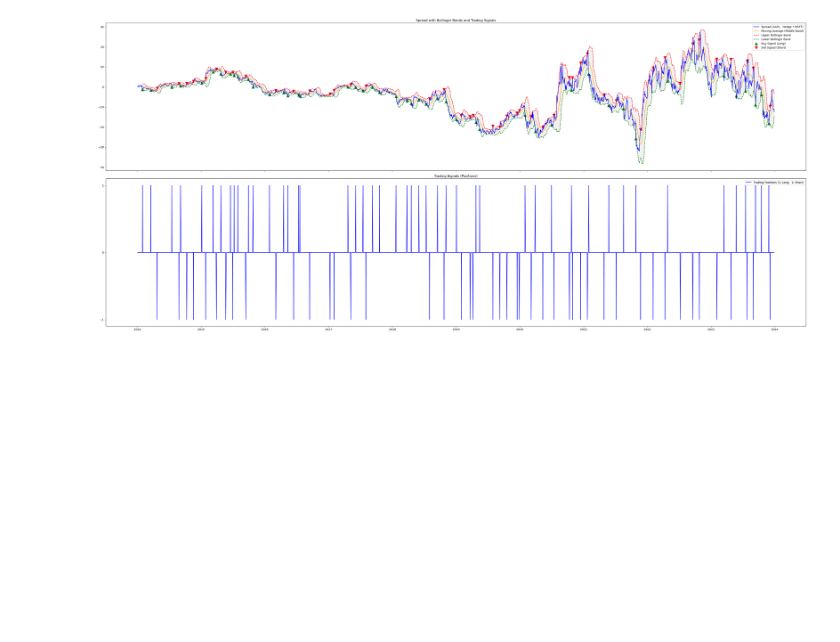
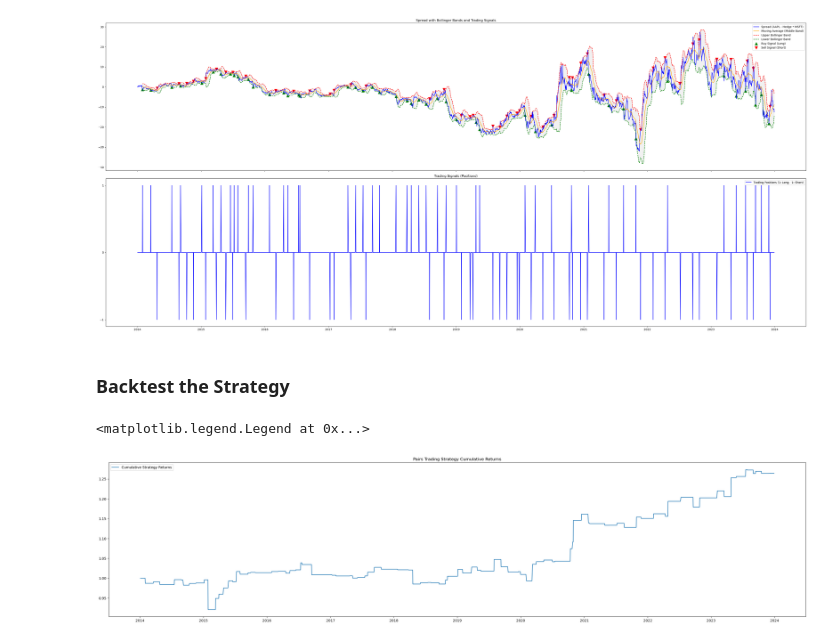
Before and after one commit to loyiwen/PairsTradingBot, a Jupyter notebook: pairs_trading_logic.ipynb, the cells around one changed output. Cells and saved outputs as stored; diff of their text form; code cells hidden in the pictures; blank space fills up the shorter version.

Commit message:
feat: calculated and graphed cumulative returns

```diff
--- a/pairs_trading_logic.ipynb
+++ b/pairs_trading_logic.ipynb
@@ -213,3 +213,24 @@ ax2.legend()
 plt.tight_layout()
 # %% [output]
 [figure]
+# %% [markdown]
+### Backtest the Strategy
+# %%
+# Calculate returns for AAPL and MSFT
+aapl_returns = aapl_close.pct_change().dropna()
+msft_returns = msft_close.pct_change().dropna()
+
+# Calculate the strategy returns based on the hedge ratio
+strategy_returns = signals['positions'].shift(1) * (aapl_returns - hedge_ratio * msft_returns)
+
+# Calculate cumulative returns
+cumulative_returns = (1 + strategy_returns).cumprod()
+
+# Plot the cumulative returns
+plt.figure(figsize=(36, 8))
+plt.plot(cumulative_returns, label='Cumulative Strategy Returns')
+plt.title('Pairs Trading Strategy Cumulative Returns')
+plt.legend()
+# %% [output]
+<matplotlib.legend.Legend at 0x...>
+[figure, added]
```
Also changed, not shown: parts of 3 cells of this notebook.
